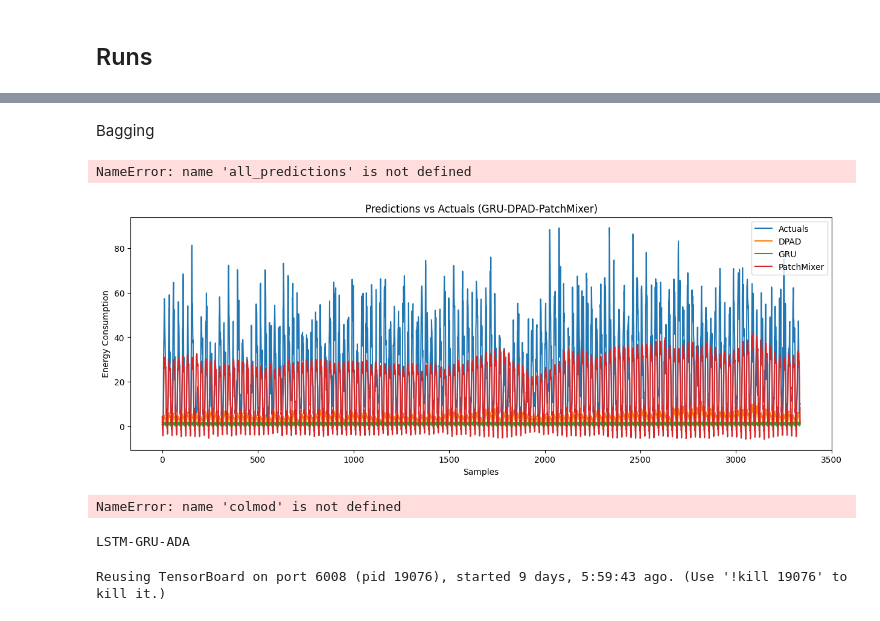
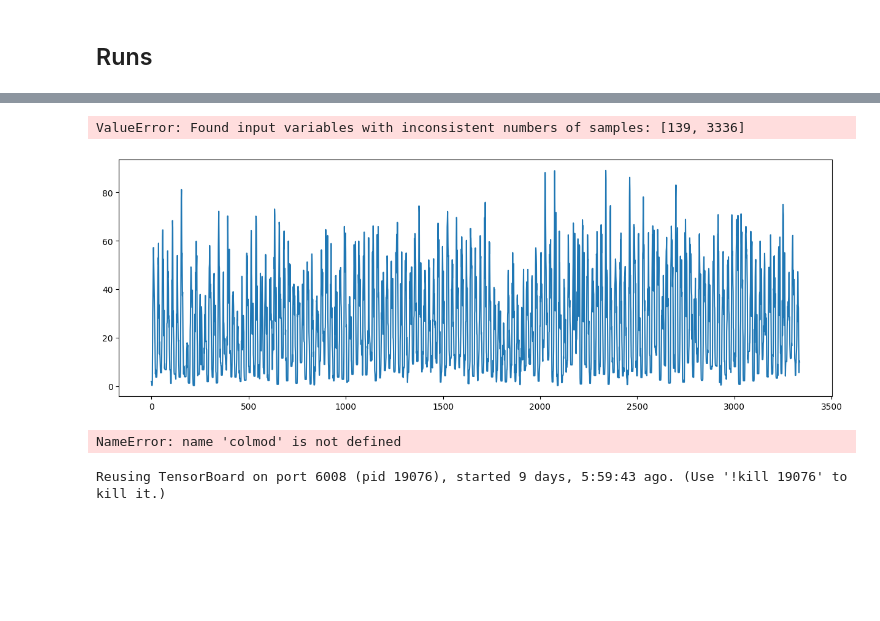
Before and after one commit to sebxGit/P10, a Jupyter notebook: baselines-horizon.ipynb, the cells around one changed output, grey strips where cells are left out. Saved outputs shown, nothing was run; the diff lists cells and outputs as text; code cells hidden in the pictures; blank space fills up the shorter version.

```diff
--- a/baselines-horizon.ipynb
+++ b/baselines-horizon.ipynb
@@ -167,21 +168,17 @@ class TimeSeriesDataset(Dataset):
     y_target = self.y[start_idx + self.seq_len: start_idx + self.seq_len + self.pred_len]
     return x_window, y_target
 # %%
-class BootstrapSampler(Sampler):
-  def __init__(self, data_source, window_size, num_samples=None):
-    self.data_source = data_source
-    self.window_size = window_size
-    self.num_samples = num_samples if num_samples is not None else len(data_source) // 2
+class BootstrapSampler:
+    def __init__(self, dataset_size, random_state=None):
+        self.dataset_size = dataset_size
+        self.random_state = random_state
 
-  def __iter__(self):
-    indices = []
-    for _ in range(self.num_samples):
-      start_idx = np.random.randint(0, len(self.data_source) - self.window_size + 1)
-      indices.extend(range(start_idx, start_idx + self.window_size))
-    return iter(indices)
+    def __iter__(self):
+        indices = resample(range(self.dataset_size), replace=True, n_samples=self.dataset_size, random_state=self.random_state)
+        return iter(indices)
 
-  def __len__(self):
-    return self.num_samples
+    def __len__(self):
+        return self.dataset_size
 # %%
 class ColoradoDataModule(L.LightningDataModule):
   def __init__(self, data_dir: str, scaler: int, seq_len: int, pred_len: int, stride: int, batch_size: int, num_workers: int, is_persistent: bool):
@@ -578,17 +515,10 @@ RuntimeError: a Tensor with 24 elements cannot be converted to Scalar
-# %% [markdown]
-Bagging
-# %%
-ensemble_predictions = np.mean(all_predictions, axis=0)
-filename = f"{folder_path}/predictions_{combined_name}.pt"
-torch.save(ensemble_predictions, filename)
-# %% [output]
-NameError: name 'all_predictions' is not defined
 # %%
+#plot
 colmod = ColoradoDataModule(data_dir='Colorado/Preprocessing/TestDataset/CleanedColoradoData.csv', scaler=params['scaler'], seq_len=params['seq_len'], pred_len=params['pred_len'], stride=params['stride'], batch_size=params['batch_size'], num_workers=params['num_workers'], is_persistent=params['is_persistent'])
 colmod.prepare_data()
 colmod.setup(stage=None)
 
-combined_name = "GRU-DPAD-PatchMixer"
+combined_name = "RandomForestRegressor"
 
 actuals = []
 for batch in colmod.predict_dataloader():
@@ -602,41 +532,41 @@ pt_files = [f for f in os.listdir(folder_path) if f.endswith('.pt')]
 
 metrics = []
 plt.figure(figsize=(15, 5))
 plt.plot(actuals_flat, label='Actuals')
 for i, pt_file in enumerate(pt_files):
   file_path = os.path.join(folder_path, pt_file)
   predictions = torch.load(file_path)
   model_name = pt_file.split('_')[1].split('.')[0]
   # model_name = pt_file.split('.')[0].split('_')[-1] #use this with loss function names
 
   if type(predictions[0]) == torch.Tensor:
     predictions = [value.item() for tensor in predictions for value in tensor.flatten()]
   elif type(predictions[0]) == np.float64:
     predictions = predictions.tolist()
 
   predictions = predictions[-len(actuals_flat):] # reduce length of predictions to match actuals
 
-  if len(predictions) == len(actuals_flat):
-    metrics.append({
-      'model': model_name,
-      'mse': mean_squared_error(predictions, actuals_flat),
-      'mae': mean_absolute_error(predictions, actuals_flat),
-      'mape': mean_absolute_percentage_error(predictions, actuals_flat)})
-    plt.plot(predictions, label=model_name)
+  metrics.append({
+    'model': model_name,
+    'mse': mean_squared_error(predictions, actuals_flat),
+    'mae': mean_absolute_error(predictions, actuals_flat),
+    'mape': mean_absolute_percentage_error(predictions, actuals_flat)})
+  plt.plot(predictions, label=model_name)
 
 loss_func_df = pd.concat([pd.DataFrame([m]) for m in metrics])
 loss_func_df.set_index('model', inplace=True)
 loss_func_df.to_csv(f'{folder_path}/loss_func_metrics.csv')
 
 plt.xlabel('Samples')
 plt.ylabel('Energy Consumption')
 plt.title(f'Predictions vs Actuals ({combined_name})')
 plt.legend()
 
 plt.savefig(f'{folder_path}/predictions_vs_actuals_{combined_name}.png')
 plt.show()
 # %% [output]
+ValueError: Found input variables with inconsistent numbers of samples: [139, 3336]
-[figure, old version]
+[figure, new version]
 # %%
 actuals = []
 for batch in colmod.predict_dataloader():
@@ -687,19 +617,6 @@ plt.savefig(f'{folder_path}/delta_{combined_name}.png')
 # plt.show()
 # %% [output]
 NameError: name 'colmod' is not defined
-# %%
-# Assuming combined_name is defined somewhere in your code
-combined_name = "LSTM-GRU-ADA"  # Example value
-
-# Check if the combined_name contains an underscore
-if '_' in combined_name:
-    # Split the string at the underscore and take the first part
-    combined_name = combined_name.split('_')[0]
-
-# Print the modified combined_name (optional)
-print(combined_name)
-# %% [output]
-LSTM-GRU-ADA
 # %%
 %reload_ext tensorboard
 %tensorboard --logdir=lightning_logs
```
Also changed, not shown: parts of 5 cells of this notebook, 1 other file.
